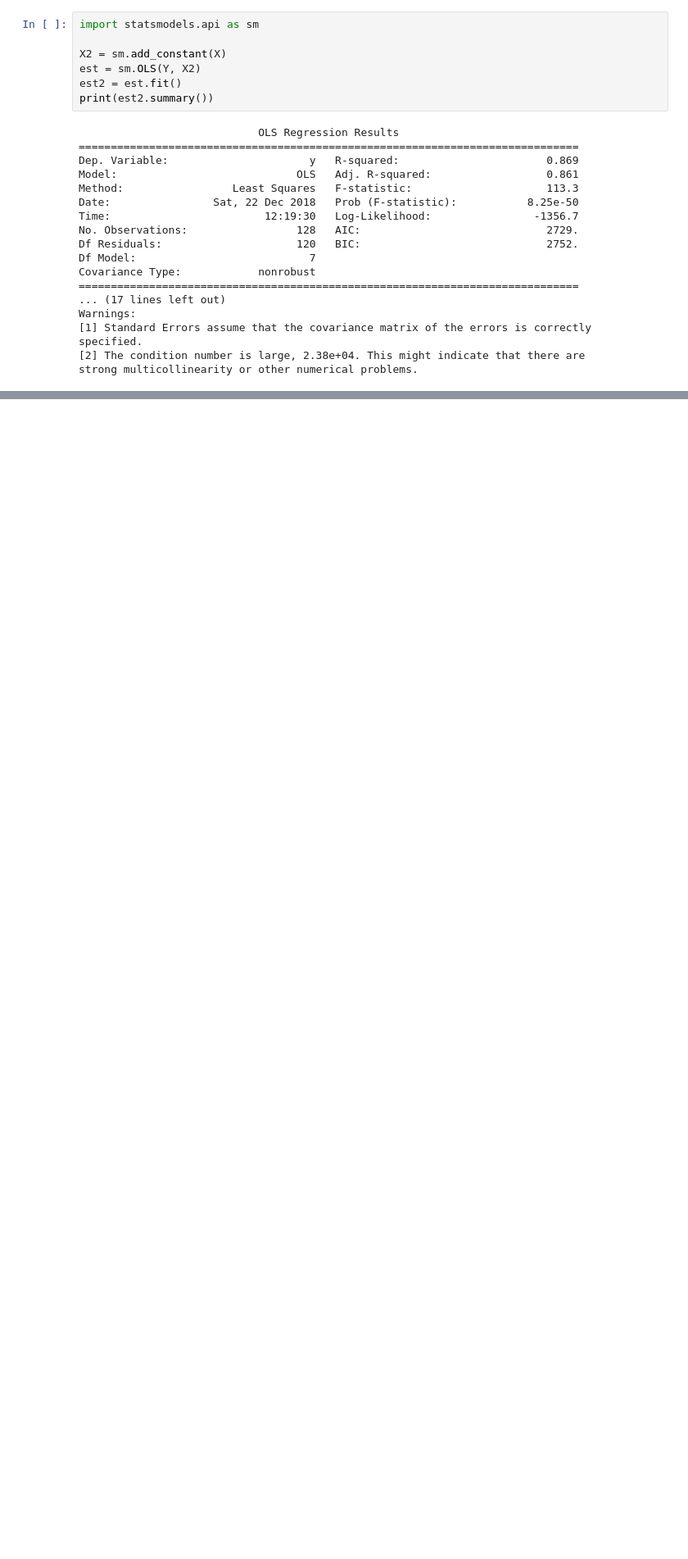
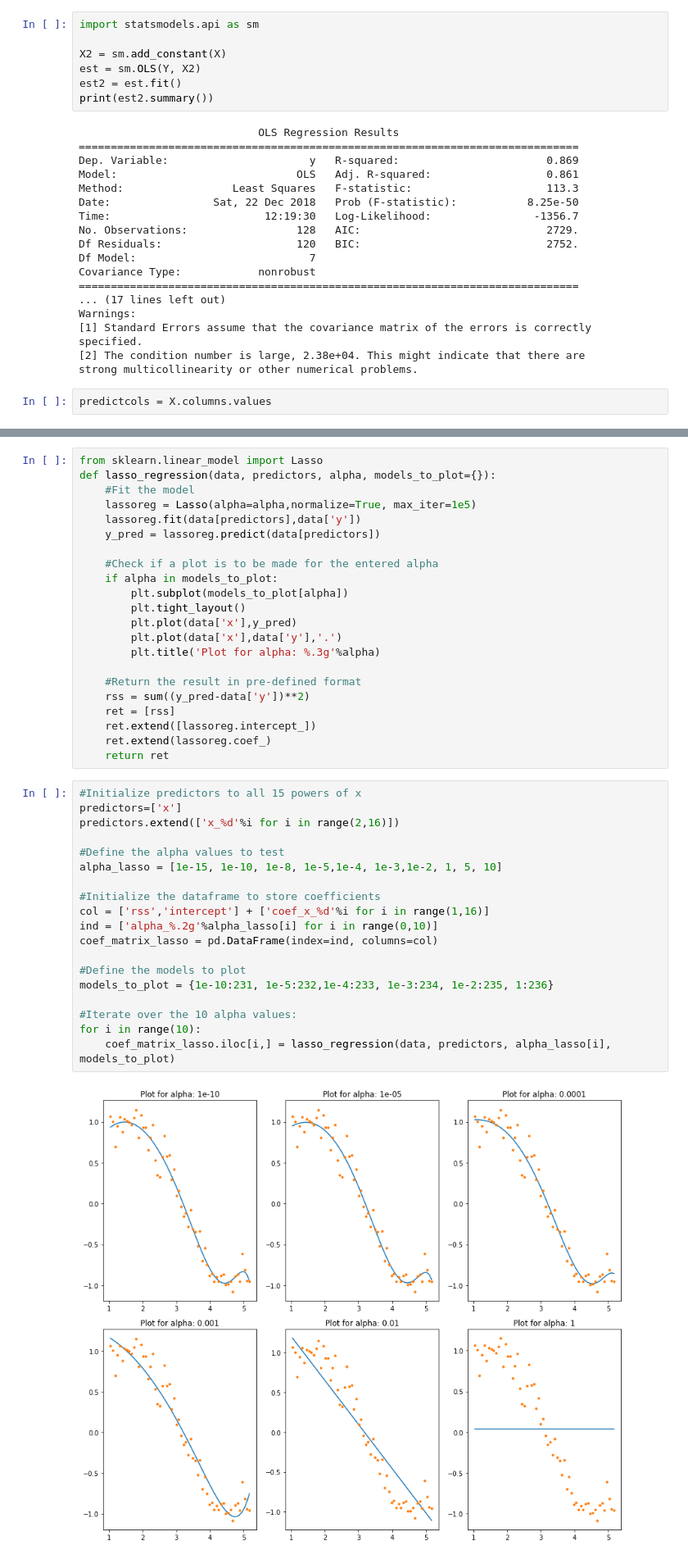
Before and after one commit to ywchiu/holintech, a Jupyter notebook: Demo20181222.ipynb, the cells around one changed output, grey strips where cells are left out. Shown: that part at 82% size. Drawn from its saved outputs; the diff is of its cells as text; blank space fills up the shorter version.

```diff
--- a/Demo20181222.ipynb
+++ b/Demo20181222.ipynb
@@ -192,3 +192,5 @@ Warnings:
 [1] Standard Errors assume that the covariance matrix of the errors is correctly specified.
 [2] The condition number is large, 2.38e+04. This might indicate that there are
 strong multicollinearity or other numerical problems.
+# %%
+predictcols = X.columns.values
@@ -194,0 +411,43 @@ strong multicollinearity or other numerical problems.
+# %%
+from sklearn.linear_model import Lasso
+def lasso_regression(data, predictors, alpha, models_to_plot={}):
+    #Fit the model
+    lassoreg = Lasso(alpha=alpha,normalize=True, max_iter=1e5)
+    lassoreg.fit(data[predictors],data['y'])
+    y_pred = lassoreg.predict(data[predictors])
+
+    #Check if a plot is to be made for the entered alpha
+    if alpha in models_to_plot:
+        plt.subplot(models_to_plot[alpha])
+        plt.tight_layout()
+        plt.plot(data['x'],y_pred)
+        plt.plot(data['x'],data['y'],'.')
+        plt.title('Plot for alpha: %.3g'%alpha)
+
+    #Return the result in pre-defined format
+    rss = sum((y_pred-data['y'])**2)
+    ret = [rss]
+    ret.extend([lassoreg.intercept_])
+    ret.extend(lassoreg.coef_)
+    return ret
+# %%
+#Initialize predictors to all 15 powers of x
+predictors=['x']
+predictors.extend(['x_%d'%i for i in range(2,16)])
+
+#Define the alpha values to test
+alpha_lasso = [1e-15, 1e-10, 1e-8, 1e-5,1e-4, 1e-3,1e-2, 1, 5, 10]
+
+#Initialize the dataframe to store coefficients
+col = ['rss','intercept'] + ['coef_x_%d'%i for i in range(1,16)]
+ind = ['alpha_%.2g'%alpha_lasso[i] for i in range(0,10)]
+coef_matrix_lasso = pd.DataFrame(index=ind, columns=col)
+
+#Define the models to plot
+models_to_plot = {1e-10:231, 1e-5:232,1e-4:233, 1e-3:234, 1e-2:235, 1:236}
+
+#Iterate over the 10 alpha values:
+for i in range(10):
+    coef_matrix_lasso.iloc[i,] = lasso_regression(data, predictors, alpha_lasso[i], models_to_plot)
+# %% [output]
+[figure, added]
```
Also changed, not shown: parts of 19 cells of this notebook.
